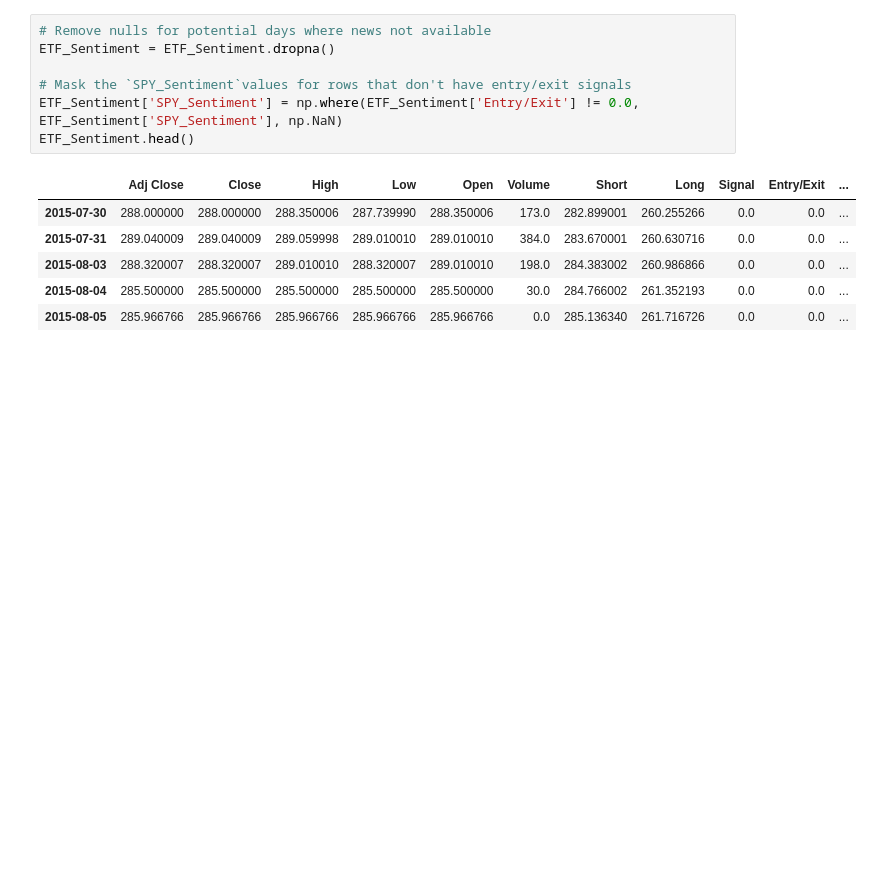
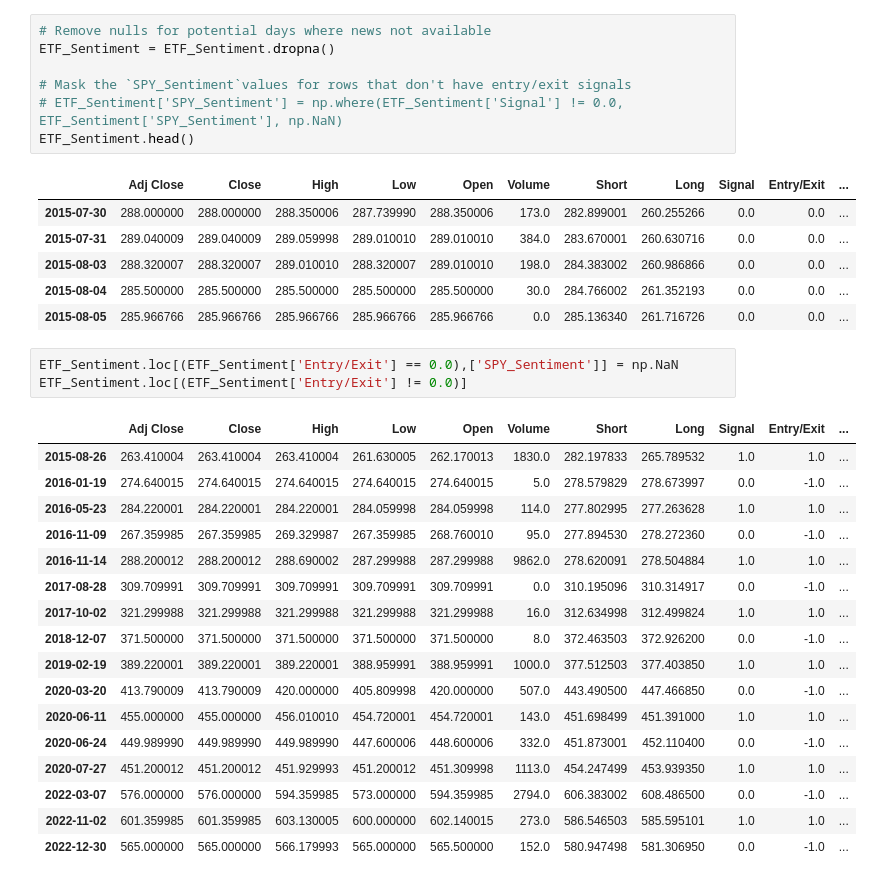
Before and after one commit to gadam/fintech_project_2, a Jupyter notebook: etf_trader.ipynb, the cells around one changed output. Saved outputs shown, nothing was run; the diff lists cells and outputs as text; blank space fills up the shorter version.

```diff
--- a/etf_trader.ipynb
+++ b/etf_trader.ipynb
@@ -999,7 +1000,7 @@ ETF_Sentiment.tail()
 ETF_Sentiment = ETF_Sentiment.dropna()
 
 # Mask the `SPY_Sentiment`values for rows that don't have entry/exit signals
-ETF_Sentiment['SPY_Sentiment'] = np.where(ETF_Sentiment['Entry/Exit'] != 0.0, ETF_Sentiment['SPY_Sentiment'], np.NaN)
+# ETF_Sentiment['SPY_Sentiment'] = np.where(ETF_Sentiment['Signal'] != 0.0, ETF_Sentiment['SPY_Sentiment'], np.NaN)
 ETF_Sentiment.head()
 # %% [output]
 |  | Adj Close | Close | High | Low | Open | Volume | Short | Long | Signal | Entry/Exit | ... |
@@ -1008,4 +1009,25 @@ ETF_Sentiment.head()
 | 2015-08-03 | 288.320007 | 288.320007 | 289.010010 | 288.320007 | 289.010010 | 198.0 | 284.383002 | 260.986866 | 0.0 | 0.0 | ... |
 | 2015-08-04 | 285.500000 | 285.500000 | 285.500000 | 285.500000 | 285.500000 | 30.0 | 284.766002 | 261.352193 | 0.0 | 0.0 | ... |
 | 2015-08-05 | 285.966766 | 285.966766 | 285.966766 | 285.966766 | 285.966766 | 0.0 | 285.136340 | 261.716726 | 0.0 | 0.0 | ... |
+# %%
+ETF_Sentiment.loc[(ETF_Sentiment['Entry/Exit'] == 0.0),['SPY_Sentiment']] = np.NaN
+ETF_Sentiment.loc[(ETF_Sentiment['Entry/Exit'] != 0.0)]
+# %% [output]
+|  | Adj Close | Close | High | Low | Open | Volume | Short | Long | Signal | Entry/Exit | ... |
+| 2015-08-26 | 263.410004 | 263.410004 | 263.410004 | 261.630005 | 262.170013 | 1830.0 | 282.197833 | 265.789532 | 1.0 | 1.0 | ... |
+| 2016-01-19 | 274.640015 | 274.640015 | 274.640015 | 274.640015 | 274.640015 | 5.0 | 278.579829 | 278.673997 | 0.0 | -1.0 | ... |
+| 2016-05-23 | 284.220001 | 284.220001 | 284.220001 | 284.059998 | 284.059998 | 114.0 | 277.802995 | 277.263628 | 1.0 | 1.0 | ... |
+| 2016-11-09 | 267.359985 | 267.359985 | 269.329987 | 267.359985 | 268.760010 | 95.0 | 277.894530 | 278.272360 | 0.0 | -1.0 | ... |
+| 2016-11-14 | 288.200012 | 288.200012 | 288.690002 | 287.299988 | 287.299988 | 9862.0 | 278.620091 | 278.504884 | 1.0 | 1.0 | ... |
+| 2017-08-28 | 309.709991 | 309.709991 | 309.709991 | 309.709991 | 309.709991 | 0.0 | 310.195096 | 310.314917 | 0.0 | -1.0 | ... |
+| 2017-10-02 | 321.299988 | 321.299988 | 321.299988 | 321.299988 | 321.299988 | 16.0 | 312.634998 | 312.499824 | 1.0 | 1.0 | ... |
+| 2018-12-07 | 371.500000 | 371.500000 | 371.500000 | 371.500000 | 371.500000 | 8.0 | 372.463503 | 372.926200 | 0.0 | -1.0 | ... |
+| 2019-02-19 | 389.220001 | 389.220001 | 389.220001 | 388.959991 | 388.959991 | 1000.0 | 377.512503 | 377.403850 | 1.0 | 1.0 | ... |
+| 2020-03-20 | 413.790009 | 413.790009 | 420.000000 | 405.809998 | 420.000000 | 507.0 | 443.490500 | 447.466850 | 0.0 | -1.0 | ... |
+| 2020-06-11 | 455.000000 | 455.000000 | 456.010010 | 454.720001 | 454.720001 | 143.0 | 451.698499 | 451.391000 | 1.0 | 1.0 | ... |
+| 2020-06-24 | 449.989990 | 449.989990 | 449.989990 | 447.600006 | 448.600006 | 332.0 | 451.873001 | 452.110400 | 0.0 | -1.0 | ... |
+| 2020-07-27 | 451.200012 | 451.200012 | 451.929993 | 451.200012 | 451.309998 | 1113.0 | 454.247499 | 453.939350 | 1.0 | 1.0 | ... |
+| 2022-03-07 | 576.000000 | 576.000000 | 594.359985 | 573.000000 | 594.359985 | 2794.0 | 606.383002 | 608.486500 | 0.0 | -1.0 | ... |
+| 2022-11-02 | 601.359985 | 601.359985 | 603.130005 | 600.000000 | 602.140015 | 273.0 | 586.546503 | 585.595101 | 1.0 | 1.0 | ... |
+| 2022-12-30 | 565.000000 | 565.000000 | 566.179993 | 565.000000 | 565.500000 | 152.0 | 580.947498 | 581.306950 | 0.0 | -1.0 | ... |
 # %%
```
Also changed, not shown: parts of 2 cells of this notebook.
